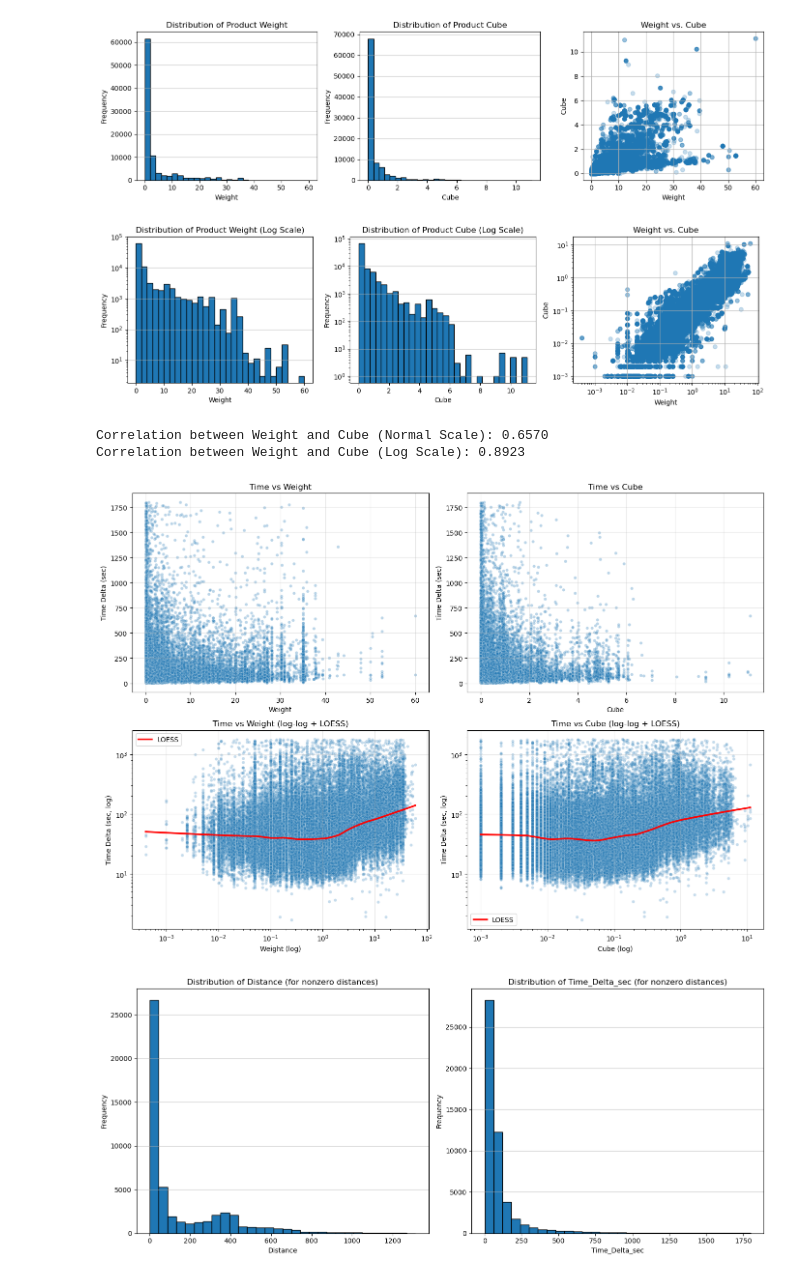
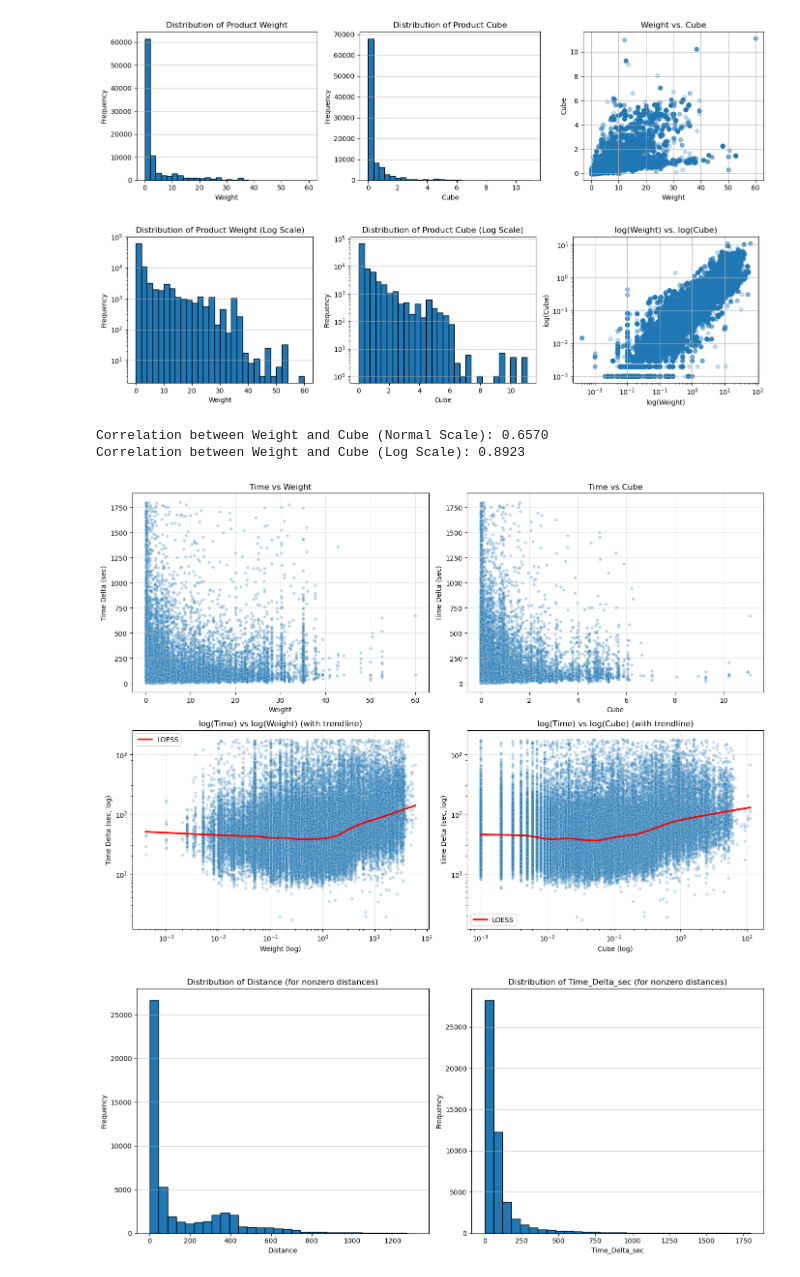
Before and after one commit to JiashenWangg/Lucas_Systems_Capstone_Project, a Jupyter notebook: EDA_Jiashen/eda_week5.ipynb, the cells around one changed output. Cells and saved outputs as stored; diff of their text form; code cells hidden in the pictures.

```diff
--- a/EDA_Jiashen/eda_week5.ipynb
+++ b/EDA_Jiashen/eda_week5.ipynb
@@ -96,32 +96,32 @@ plt.show()
 # %%
 # Same plots oas in the rpevious chunk, but all on log scale
 plt.figure(figsize=(14, 4))
 plt.subplot(1, 3, 1)
 plt.hist(filtered_OE_joined["Weight"].dropna(), bins=30, edgecolor="k")
 plt.title("Distribution of Product Weight (Log Scale)")
 plt.xlabel("Weight")
 plt.ylabel("Frequency")
 plt.yscale("log")
 plt.grid(axis="y", alpha=0.75)
 plt.subplot(1, 3, 2)
 plt.hist(filtered_OE_joined["Cube"].dropna(), bins=30, edgecolor="k")
 plt.title("Distribution of Product Cube (Log Scale)")
 plt.xlabel("Cube")
 plt.ylabel("Frequency")
 plt.yscale("log")
 plt.grid(axis="y", alpha=0.75)
 plt.subplot(1, 3, 3)
 plt.scatter(filtered_OE_joined["Weight"], filtered_OE_joined["Cube"], alpha=0.25)
-plt.title("Weight vs. Cube")
-plt.xlabel("Weight")
-plt.ylabel("Cube")
+plt.title("log(Weight) vs. log(Cube)")
+plt.xlabel("log(Weight)")
+plt.ylabel("log(Cube)")
 plt.xscale("log")
 plt.yscale("log")
 plt.grid()
 plt.tight_layout()
 plt.show()
 # %% [output]
-[figure, old version]
+[figure, new version]
 # %%
 # Compute correlation between weight and cube in filtered_OE_joined, normal scale and on log scale
 correlation_normal = filtered_OE_joined[["Weight", "Cube"]].corr().loc["Weight", "Cube"]
@@ -198,7 +198,7 @@ axes[1, 0].plot(xs, ys, color="red", linewidth=2.5, label="LOESS")
 
 axes[1, 0].set_xscale("log")
 axes[1, 0].set_yscale("log")
-axes[1, 0].set_title("Time vs Weight (log-log + LOESS)")
+axes[1, 0].set_title("log(Time) vs log(Weight) (with trendline)")
 axes[1, 0].set_xlabel("Weight (log)")
 axes[1, 0].set_ylabel("Time Delta (sec, log)")
 axes[1, 0].legend()
@@ -224,7 +224,7 @@ axes[1, 1].plot(xs2, ys2, color="red", linewidth=2.5, label="LOESS")
 
 axes[1, 1].set_xscale("log")
 axes[1, 1].set_yscale("log")
-axes[1, 1].set_title("Time vs Cube (log-log + LOESS)")
+axes[1, 1].set_title("log(Time) vs log(Cube) (with trendline)")
 axes[1, 1].set_xlabel("Cube (log)")
 axes[1, 1].set_ylabel("Time Delta (sec, log)")
 axes[1, 1].legend()
@@ -235,7 +235,7 @@ for ax in axes.flat:
 plt.tight_layout()
 plt.show()
 # %% [output]
-[figure, old version]
+[figure, new version]
 # %%
 # Plot distributions of Distance and Time_Delta_sec side by side in OE_detailed
 # For rows with Distance != 0 only
```
Also changed, not shown: parts of 2 cells of this notebook, 3 other files.
